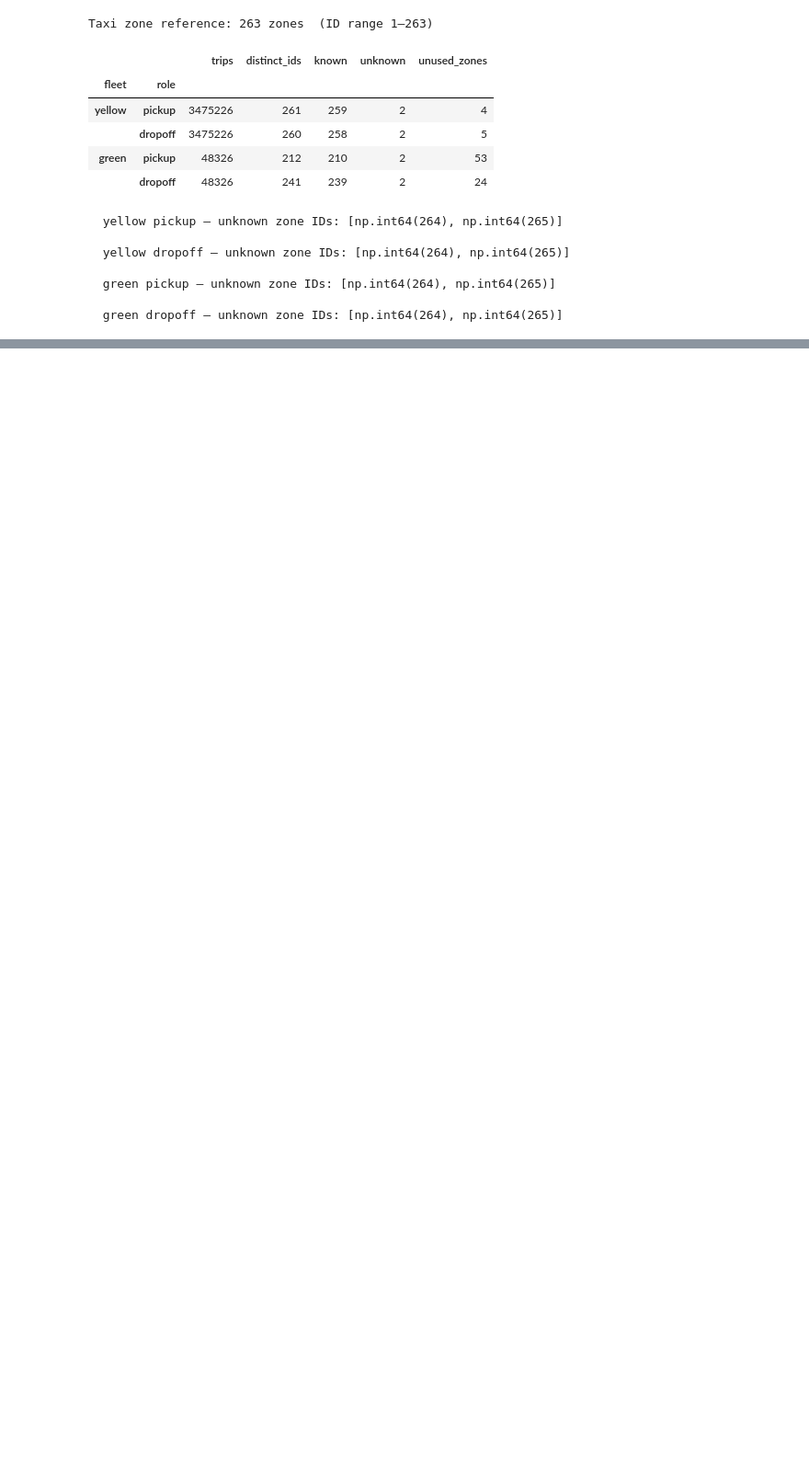
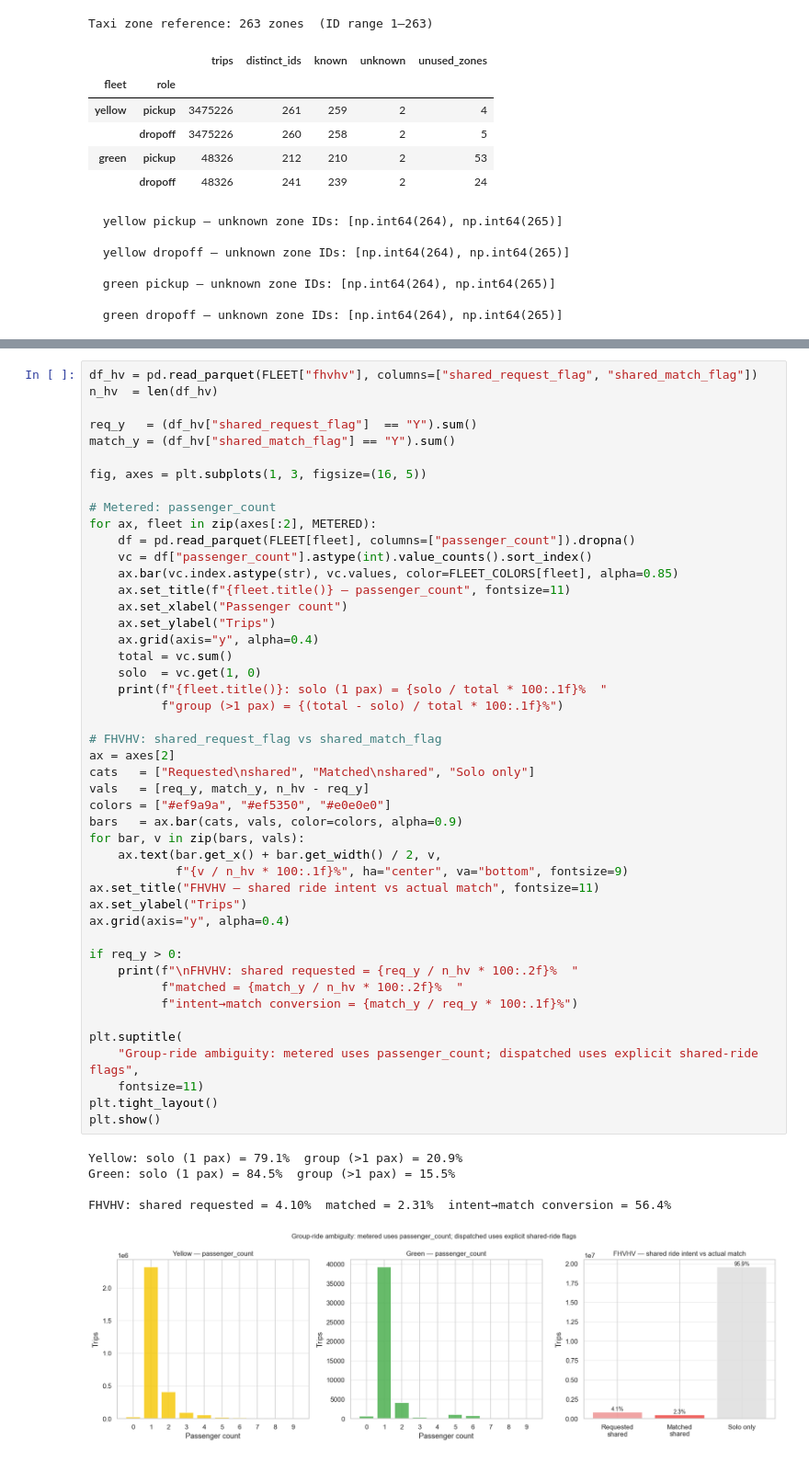
Before and after one commit to tungtt/cab-cravings, a Jupyter notebook: notebooks/01_tlc_eda.ipynb, the cells around one changed output, grey strips where cells are left out. Shown at 92% size. Saved outputs shown, nothing was run; the diff lists cells and outputs as text; blank space fills up the shorter version.

```diff
--- a/notebooks/01_tlc_eda.ipynb
+++ b/notebooks/01_tlc_eda.ipynb
@@ -737,0 +1229,52 @@ Taxi zone reference: 263 zones  (ID range 1–263)
+# %%
+df_hv = pd.read_parquet(FLEET["fhvhv"], columns=["shared_request_flag", "shared_match_flag"])
+n_hv  = len(df_hv)
+
+req_y   = (df_hv["shared_request_flag"]  == "Y").sum()
+match_y = (df_hv["shared_match_flag"] == "Y").sum()
+
+fig, axes = plt.subplots(1, 3, figsize=(16, 5))
+
+# Metered: passenger_count
+for ax, fleet in zip(axes[:2], METERED):
+    df = pd.read_parquet(FLEET[fleet], columns=["passenger_count"]).dropna()
+    vc = df["passenger_count"].astype(int).value_counts().sort_index()
+    ax.bar(vc.index.astype(str), vc.values, color=FLEET_COLORS[fleet], alpha=0.85)
+    ax.set_title(f"{fleet.title()} — passenger_count", fontsize=11)
+    ax.set_xlabel("Passenger count")
+    ax.set_ylabel("Trips")
+    ax.grid(axis="y", alpha=0.4)
+    total = vc.sum()
+    solo  = vc.get(1, 0)
+    print(f"{fleet.title()}: solo (1 pax) = {solo / total * 100:.1f}%  "
+          f"group (>1 pax) = {(total - solo) / total * 100:.1f}%")
+
+# FHVHV: shared_request_flag vs shared_match_flag
+ax = axes[2]
+cats   = ["Requested\nshared", "Matched\nshared", "Solo only"]
+vals   = [req_y, match_y, n_hv - req_y]
+colors = ["#ef9a9a", "#ef5350", "#e0e0e0"]
+bars   = ax.bar(cats, vals, color=colors, alpha=0.9)
+for bar, v in zip(bars, vals):
+    ax.text(bar.get_x() + bar.get_width() / 2, v,
+            f"{v / n_hv * 100:.1f}%", ha="center", va="bottom", fontsize=9)
+ax.set_title("FHVHV — shared ride intent vs actual match", fontsize=11)
+ax.set_ylabel("Trips")
+ax.grid(axis="y", alpha=0.4)
+
+if req_y > 0:
+    print(f"\nFHVHV: shared requested = {req_y / n_hv * 100:.2f}%  "
+          f"matched = {match_y / n_hv * 100:.2f}%  "
+          f"intent→match conversion = {match_y / req_y * 100:.1f}%")
+
+plt.suptitle(
+    "Group-ride ambiguity: metered uses passenger_count; dispatched uses explicit shared-ride flags",
+    fontsize=11)
+plt.tight_layout()
+plt.show()
+# %% [output]
+Yellow: solo (1 pax) = 79.1%  group (>1 pax) = 20.9%
+Green: solo (1 pax) = 84.5%  group (>1 pax) = 15.5%
+
+FHVHV: shared requested = 4.10%  matched = 2.31%  intent→match conversion = 56.4%
+[figure, added]
```
Also changed, not shown: parts of 21 cells of this notebook.
